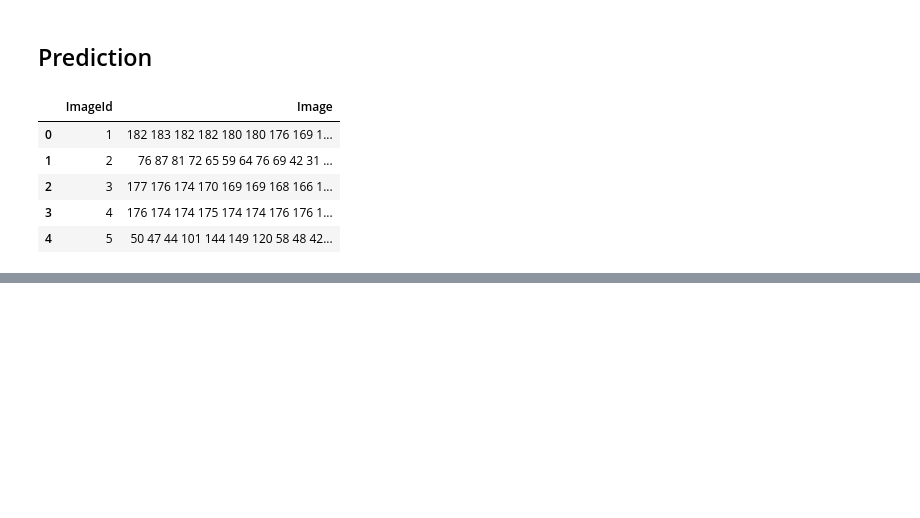
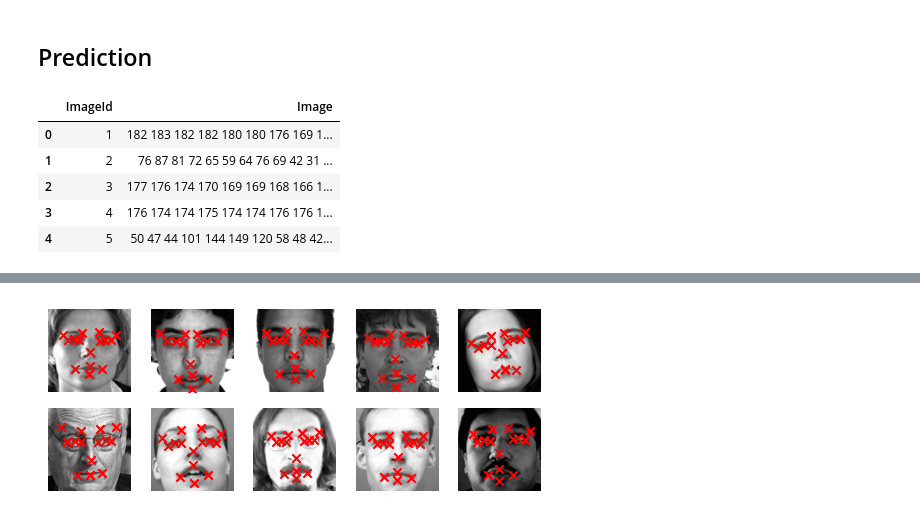
Before and after one commit to abhayp2204/Facial-Keypoints-Recognition, a Jupyter notebook: code.ipynb, the cells around one changed output, grey strips where cells are left out. Cells and saved outputs as stored; diff of their text form; code cells hidden in the pictures; blank space fills up the shorter version.

```diff
--- a/code.ipynb
+++ b/code.ipynb
@@ -451,0 +532,4 @@ visualize_data(test_images, test_preds)
+# %%
+visualize_data(test_images, test_preds)
+# %% [output]
+[figure, added]
```
Also changed, not shown: parts of 23 cells of this notebook.
